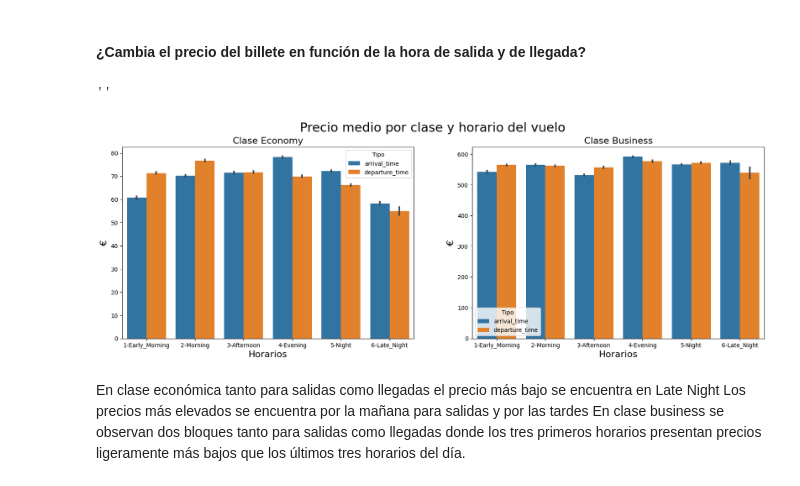
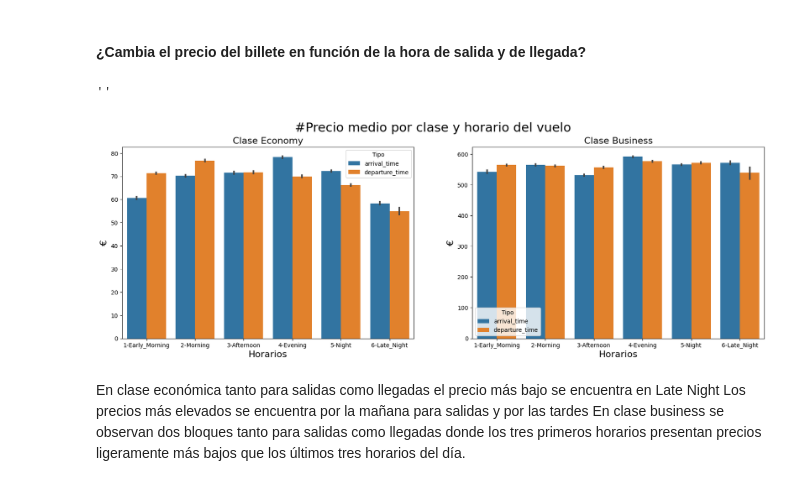
Before and after one commit to javlopsan/databootcamp, a Jupyter notebook: EDA/memoria_EDA.ipynb, the cells around one changed output. Saved outputs shown, nothing was run; the diff lists cells and outputs as text; code cells hidden in the pictures.

```diff
--- a/EDA/memoria_EDA.ipynb
+++ b/EDA/memoria_EDA.ipynb
@@ -441,22 +441,22 @@ g2.set(xlim=(5,1));
 # %%
 temp=df.loc[:,('class','arrival_time','departure_time','price_euros')].sort_values(['arrival_time','departure_time'])
 temp_melt=pd.melt(temp,id_vars=['class','price_euros'], value_vars=['arrival_time','departure_time'],var_name='Tipo', value_name='slot_time')
 
 
 fig,ax=plt.subplots (1,2,figsize=(20,6))
 g1=sns.barplot(x='slot_time',y='price_euros',data=temp_melt[temp_melt['class']=='Economy'],hue='Tipo',ax=ax[0])
 g2=sns.barplot(x='slot_time',y='price_euros',data=temp_melt[temp_melt['class']=='Business'],hue='Tipo',ax=ax[1])
-fig.suptitle("Precio medio por clase y horario del vuelo",fontsize=22)
+fig.suptitle("#Precio medio por clase y horario del vuelo",fontsize=22)
 ax[0].set_title("Clase Economy",fontsize=16)
 ax[1].set_title("Clase Business",fontsize=16)
 ax[0].set_ylabel('€',fontsize=16)
 ax[1].set_ylabel('€',fontsize=16)
 ax[0].set_xlabel('Horarios',fontsize=16)
 ax[1].set_xlabel('Horarios',fontsize=16)
 ;
 # %% [output]
 ''
-[figure, old version]
+[figure, new version]
 # %% [markdown]
 En clase económica tanto para salidas como llegadas el precio más bajo se encuentra en Late Night
 Los precios más elevados se encuentra por la mañana para salidas y por las tardes
```
Also changed, not shown: parts of 5 cells of this notebook, 1 other file.
